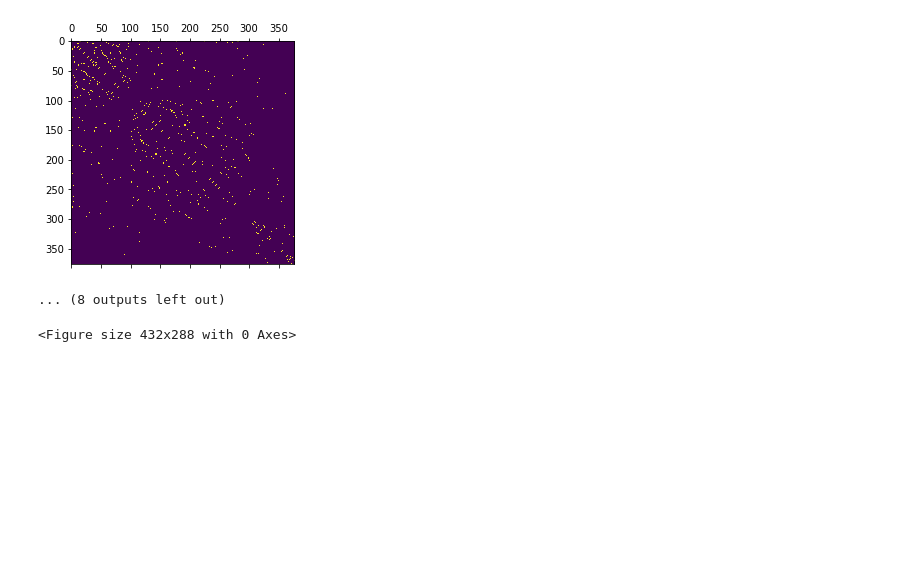
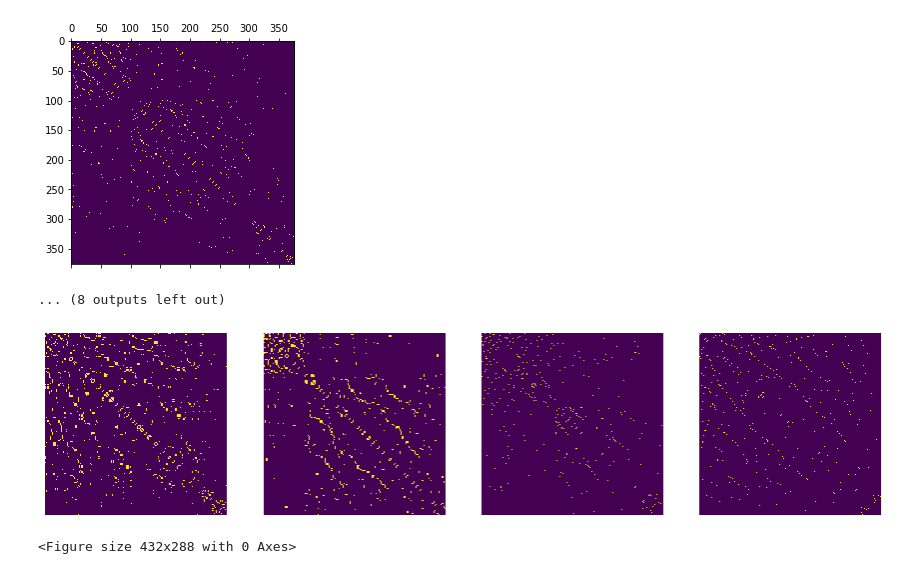
Before and after one commit to laoreja/CS224W-project-Deep-graph-generation, a Jupyter notebook: Untitled.ipynb, the cells around one changed output. Cells and saved outputs as stored; diff of their text form; code cells hidden in the pictures; blank space fills up the shorter version.

```diff
--- a/Untitled.ipynb
+++ b/Untitled.ipynb
@@ -66,6 +66,35 @@ for G in dd_graphs[:10]:
 <Figure size 432x288 with 0 Axes>
 [figure]
 ... (8 outputs left out)
+# %%
+import random
+fig, axes = plt.subplots(1, 4, figsize=(15,15))
+for i in range(4):
+    G = random.choice(dd_graphs)
+#     G = dd_graphs[i]
+    node_degree_list = [(n, d) for n, d in G.degree()]
+    num_core = nx.core_number(G)
+    core_order_list = sorted(list(set(num_core.values())), reverse=True)
+    degree_dict = dict(G.degree())
+    core_to_node = defaultdict(list)
+    for nn, kk in num_core.items():
+        core_to_node[kk] += [nn]
+
+    node_list = []
+    for kk in core_order_list:
+        sort_node_tuple = sorted(
+          [(nn, degree_dict[nn]) for nn in core_to_node[kk]],
+          key=lambda tt: tt[1],
+          reverse=True)
+        node_list += [nn for nn, dd in sort_node_tuple]
+
+    adj_5 = np.array(nx.to_numpy_matrix(G, nodelist=node_list))
+
+    axes[i].set_axis_off()
+    axes[i].matshow(adj_5)
+plt.savefig('../final_report/protein_adj_matricies.png', bbox_inches = 'tight', dpi=600)
+# %% [output]
+[figure, added]
 # %%
 for G in dd_graphs[-10:]:
     node_degree_list = [(n, d) for n, d in G.degree()]
```
Also changed, not shown: 14 other files.
